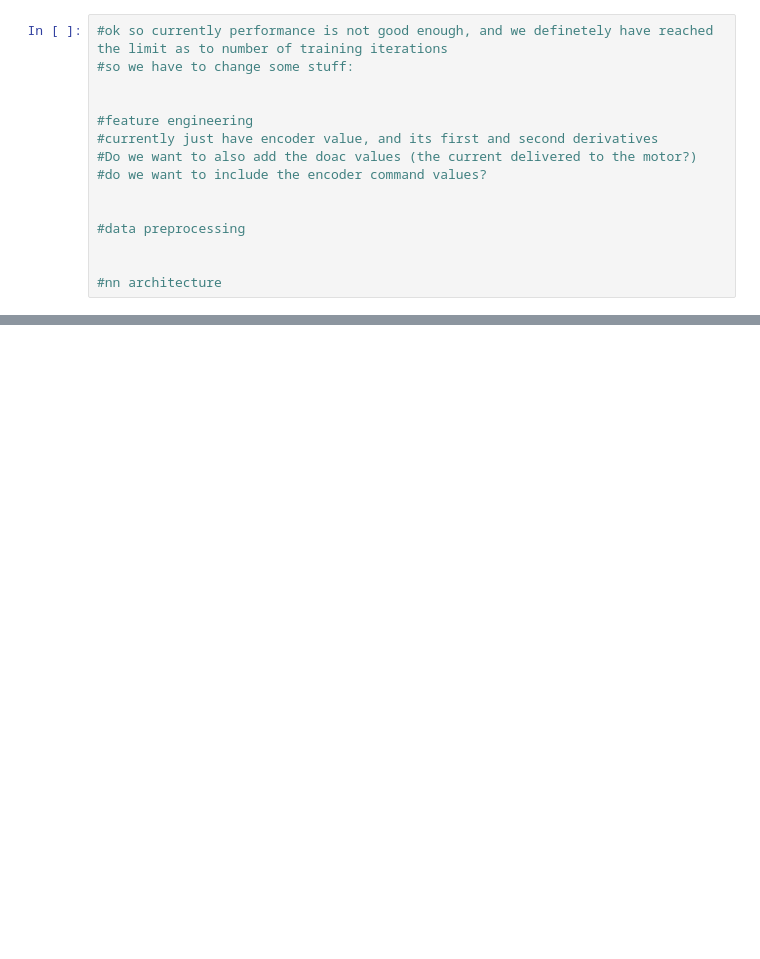
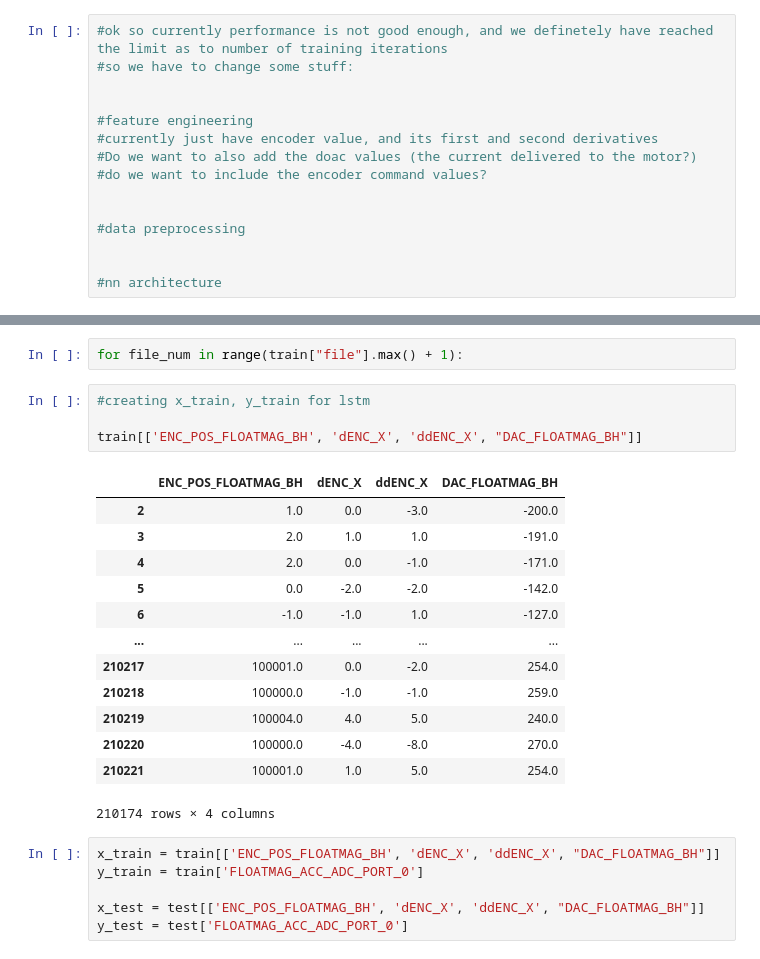
Before and after one commit to ChiragBusiness/FYP, a Jupyter notebook: basic_nn.ipynb, the cells around one changed output, grey strips where cells are left out. Cells and saved outputs as stored; diff of their text form; blank space fills up the shorter version.

```diff
--- a/basic_nn.ipynb
+++ b/basic_nn.ipynb
@@ -197,0 +307,26 @@ plt.show()
+# %%
+for file_num in range(train["file"].max() + 1):
+# %%
+#creating x_train, y_train for lstm
+
+train[['ENC_POS_FLOATMAG_BH', 'dENC_X', 'ddENC_X', "DAC_FLOATMAG_BH"]]
+# %% [output]
+|  | ENC_POS_FLOATMAG_BH | dENC_X | ddENC_X | DAC_FLOATMAG_BH |
+| 2 | 1.0 | 0.0 | -3.0 | -200.0 |
+| 3 | 2.0 | 1.0 | 1.0 | -191.0 |
+| 4 | 2.0 | 0.0 | -1.0 | -171.0 |
+| 5 | 0.0 | -2.0 | -2.0 | -142.0 |
+| 6 | -1.0 | -1.0 | 1.0 | -127.0 |
+| ... | ... | ... | ... | ... |
+| 210217 | 100001.0 | 0.0 | -2.0 | 254.0 |
+| 210218 | 100000.0 | -1.0 | -1.0 | 259.0 |
+| 210219 | 100004.0 | 4.0 | 5.0 | 240.0 |
+| 210220 | 100000.0 | -4.0 | -8.0 | 270.0 |
+| 210221 | 100001.0 | 1.0 | 5.0 | 254.0 |
+210174 rows × 4 columns
+# %%
+x_train = train[['ENC_POS_FLOATMAG_BH', 'dENC_X', 'ddENC_X', "DAC_FLOATMAG_BH"]]
+y_train = train['FLOATMAG_ACC_ADC_PORT_0']
+
+x_test = test[['ENC_POS_FLOATMAG_BH', 'dENC_X', 'ddENC_X', "DAC_FLOATMAG_BH"]]
+y_test = test['FLOATMAG_ACC_ADC_PORT_0']
```
Also changed, not shown: parts of 22 cells of this notebook, 2 other files.
